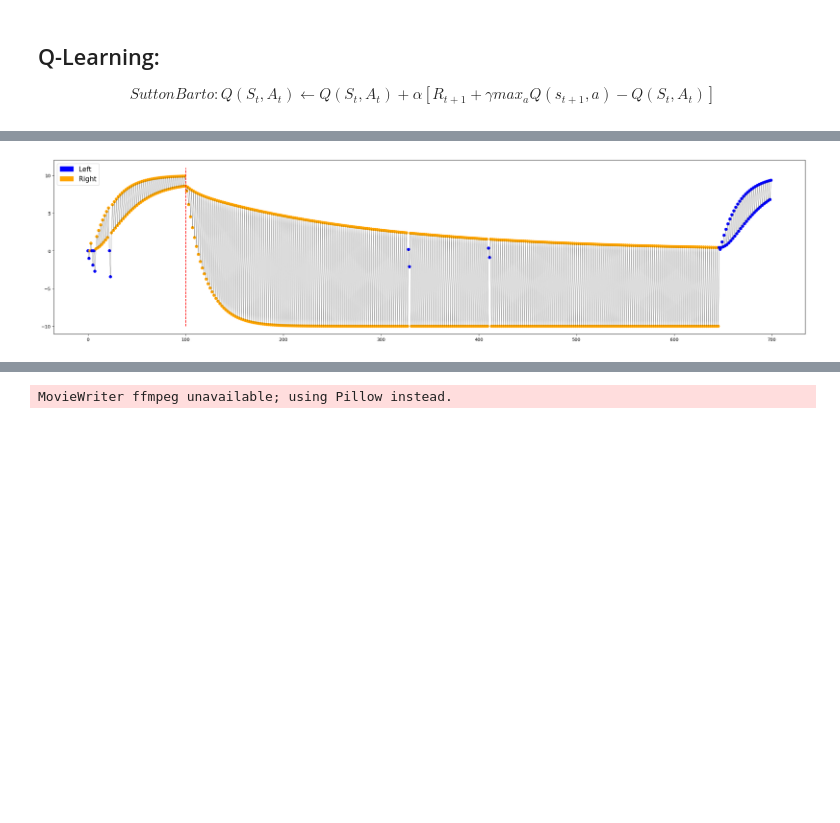
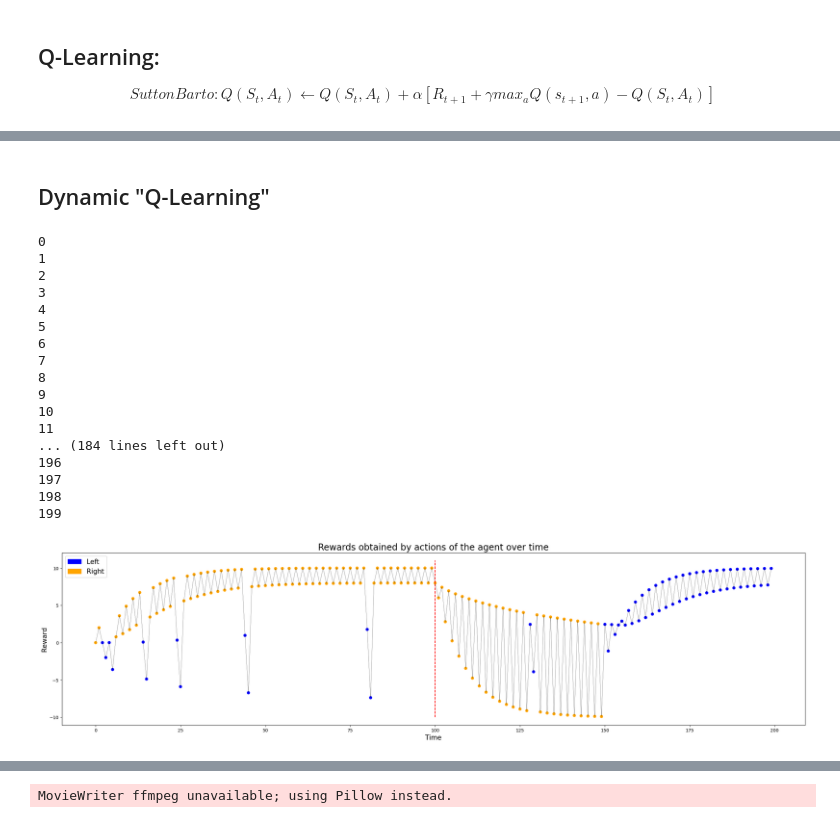
Before and after one commit to rulas99/rl_uniandes, a Jupyter notebook: q_learning_cl.ipynb, the cells around one changed output, grey strips where cells are left out. Cells and saved outputs as stored; diff of their text form; code cells hidden in the pictures; blank space fills up the shorter version.

```diff
--- a/q_learning_cl.ipynb
+++ b/q_learning_cl.ipynb
@@ -136,0 +169,23 @@ lose_state = (0,0)
+# %%
+plt.figure(figsize=(10,5))
+plt.imshow(GRID_WORLD, cmap='cividis', norm='linear')
+
+for i in range(GRID_WORLD.shape[0]):
+        for j in range(GRID_WORLD.shape[1]):
+            if (j,i)!=(4,0) and (j,i)!=(0,0):
+                actions = turti.knowledge[(i,j)]
+                actions = '\n'.join([f'{a}: {round(v, 3)}' for a, v in actions.items()])
+                plt.text(j, i, f'{actions}', ha='center', va='center', color='white')
+
+plt.text(0, 0, f'{-10}', ha='center', va='center', color='white')
+plt.text(4, 0, f'{10}', ha='center', va='center', color='white')
+
+plt.scatter(turti.initial_state[1], turti.initial_state[0], color='b', s=200)
+plt.title('GRID WORLD', fontsize=20)
+
+plt.scatter(4, 0, color='g', s=250)
+plt.scatter(0, 0, color='r', s=250)
+
+plt.yticks(np.arange(0, N_ROWS, 1), )
+
+plt.show()
@@ -137,11 +228,15 @@ lose_state = (0,0)
 # %%
 turti = Agent(initial_state=(0,2), world_knowledge=GRID_WORLD.copy())
 
-time = [t for t in range(200)]
+time = [t for t in range(350)]
 moves = []
 rewards = []
 
 for t in time:
+
+    if t == 100:
+        turti.change_world_knowledge((0,4), -10)
+        turti.change_world_knowledge((0,0), 10)
 
     pos_i = turti.current_state
     turti.move(t=t)
@@ -164,11 +259,15 @@ for t in time:
 plt.figure(figsize=(30,7))
 plt.scatter(time, rewards, color = ['blue' if m=='Left' else 'orange' for m in moves])
 plt.plot(time, rewards, linewidth=0.3, color='k')
+plt.vlines(x=100, ymin=-10, ymax=11, color='r', linestyle='--')
 # Crear parches para la leyenda
 blue_patch = mpatches.Patch(color='blue', label='Left',)
 orange_patch = mpatches.Patch(color='orange', label='Right')
 
 # Mostrar la leyenda
 plt.legend(handles=[blue_patch, orange_patch], loc='upper left', fontsize=15)
+plt.ylabel('Reward', fontsize=15)
+plt.xlabel('Time', fontsize=15)
+plt.title('Rewards obtained by actions of the agent over time', fontsize=20)
 plt.show();
 # %% [output]
@@ -175,0 +312,2 @@ plt.show();
+# %% [markdown]
+## Dynamic "Q-Learning"
@@ -176,44 +427,65 @@ plt.show();
 # %%
-turti = Agent(initial_state=(0,2), world_knowledge=GRID_WORLD.copy())
+turti = Agent_cl(initial_state=(0,2), world_knowledge=GRID_WORLD.copy())
 
-time = [t for t in range(700)]
+time = [t for t in range(200)]
 moves = []
 rewards = []
 
+change_time = 100
 for t in time:
 
-    if t == 100:
+    if t == change_time:
         turti.change_world_knowledge((0,4), -10)
         turti.change_world_knowledge((0,0), 10)
 
     pos_i = turti.current_state
-    turti.move(t=t)
+    turti.move()
     pos_f = turti.current_state
 
     if (pos_f == (0,2)) and (pos_i == (0,3)):
         action = 'Right'
     elif (pos_f == (0,2)) and (pos_i == (0,1)):
         action = 'Left'
     else:
         action = 'Right' if pos_f[1]-pos_i[1]>0 else 'Left'
 
     reward_obtained = turti.knowledge[pos_i][action]
 
     moves.append(action)
     rewards.append(reward_obtained)
 
 
 
 plt.figure(figsize=(30,7))
 plt.scatter(time, rewards, color = ['blue' if m=='Left' else 'orange' for m in moves])
 plt.plot(time, rewards, linewidth=0.3, color='k')
 plt.vlines(x=100, ymin=-10, ymax=11, color='r', linestyle='--')
 # Crear parches para la leyenda
 blue_patch = mpatches.Patch(color='blue', label='Left',)
 orange_patch = mpatches.Patch(color='orange', label='Right')
 
 # Mostrar la leyenda
 plt.legend(handles=[blue_patch, orange_patch], loc='upper left', fontsize=15)
+plt.ylabel('Reward', fontsize=15)
+plt.xlabel('Time', fontsize=15)
+plt.title('Rewards obtained by actions of the agent over time', fontsize=20)
 plt.show();
 # %% [output]
+0
+1
+2
+3
+4
+5
+6
+7
+8
+9
+10
+11
+... (184 lines left out)
+196
+197
+198
+199
-[figure, old version]
+[figure, new version]
```
Also changed, not shown: parts of 17 cells of this notebook.
